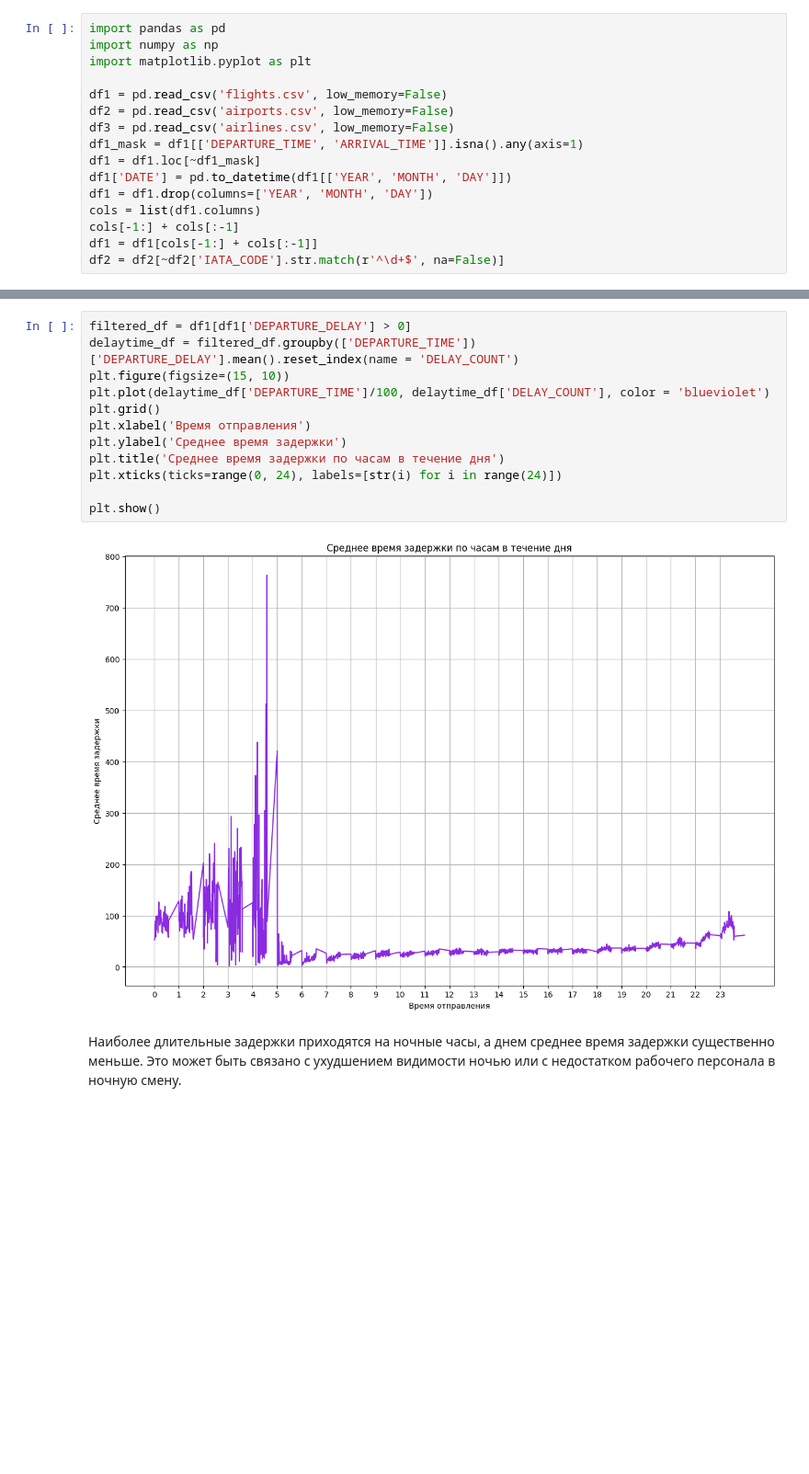
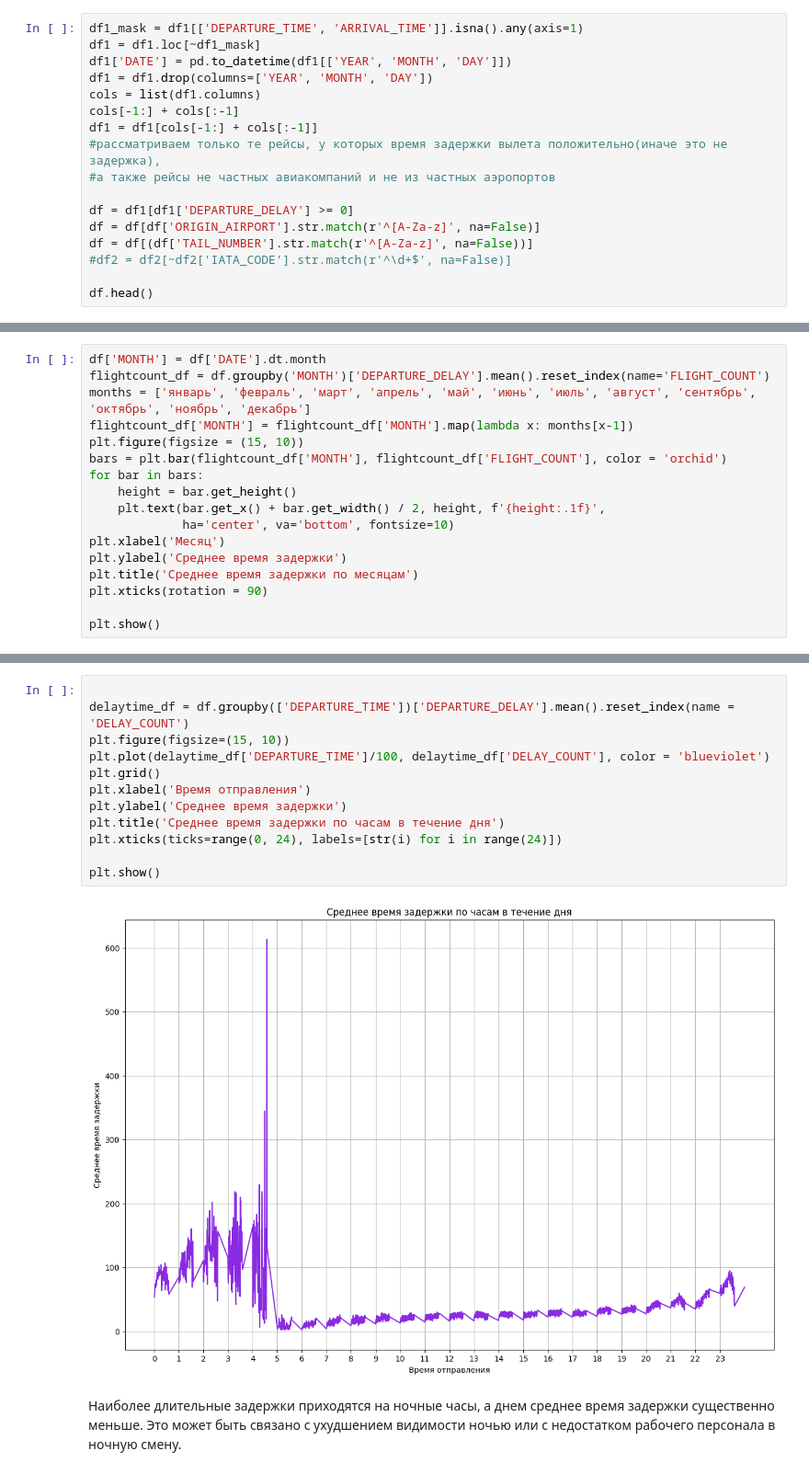
Before and after one commit to ilyachti/statprac, a Jupyter notebook: hw4.ipynb, the cells around one changed output, grey strips where cells are left out. Shown: that part at 92% size. Drawn from its saved outputs; the diff is of its cells as text; blank space fills up the shorter version.

```diff
--- a/hw4.ipynb
+++ b/hw4.ipynb
@@ -3,11 +12,4 @@
 # %%
-import pandas as pd
-import numpy as np
-import matplotlib.pyplot as plt
-
-df1 = pd.read_csv('flights.csv', low_memory=False)
-df2 = pd.read_csv('airports.csv', low_memory=False)
-df3 = pd.read_csv('airlines.csv', low_memory=False)
 df1_mask = df1[['DEPARTURE_TIME', 'ARRIVAL_TIME']].isna().any(axis=1)
 df1 = df1.loc[~df1_mask]
 df1['DATE'] = pd.to_datetime(df1[['YEAR', 'MONTH', 'DAY']])
@@ -15,4 +17,12 @@ df1 = df1.drop(columns=['YEAR', 'MONTH', 'DAY'])
 cols = list(df1.columns)
 cols[-1:] + cols[:-1]
 df1 = df1[cols[-1:] + cols[:-1]]
-df2 = df2[~df2['IATA_CODE'].str.match(r'^\d+$', na=False)]
+#рассматриваем только те рейсы, у которых время задержки вылета положительно(иначе это не задержка),
+#а также рейсы не частных авиакомпаний и не из частных аэропортов
+
+df = df1[df1['DEPARTURE_DELAY'] >= 0]
+df = df[df['ORIGIN_AIRPORT'].str.match(r'^[A-Za-z]', na=False)]
+df = df[(df['TAIL_NUMBER'].str.match(r'^[A-Za-z]', na=False))]
+#df2 = df2[~df2['IATA_CODE'].str.match(r'^\d+$', na=False)]
+
+df.head()
@@ -18,0 +39,17 @@ df2 = df2[~df2['IATA_CODE'].str.match(r'^\d+$', na=False)]
+# %%
+df['MONTH'] = df['DATE'].dt.month
+flightcount_df = df.groupby('MONTH')['DEPARTURE_DELAY'].mean().reset_index(name='FLIGHT_COUNT')
+months = ['январь', 'февраль', 'март', 'апрель', 'май', 'июнь', 'июль', 'август', 'сентябрь', 'октябрь', 'ноябрь', 'декабрь']
+flightcount_df['MONTH'] = flightcount_df['MONTH'].map(lambda x: months[x-1])
+plt.figure(figsize = (15, 10))
+bars = plt.bar(flightcount_df['MONTH'], flightcount_df['FLIGHT_COUNT'], color = 'orchid')
+for bar in bars:
+    height = bar.get_height()
+    plt.text(bar.get_x() + bar.get_width() / 2, height, f'{height:.1f}',
+             ha='center', va='bottom', fontsize=10)
+plt.xlabel('Месяц')
+plt.ylabel('Среднее время задержки')
+plt.title('Среднее время задержки по месяцам')
+plt.xticks(rotation = 90)
+
+plt.show()
@@ -109,17 +83,17 @@ plt.show()
 # %%
-filtered_df = df1[df1['DEPARTURE_DELAY'] > 0]
-delaytime_df = filtered_df.groupby(['DEPARTURE_TIME'])['DEPARTURE_DELAY'].mean().reset_index(name = 'DELAY_COUNT')
+
+delaytime_df = df.groupby(['DEPARTURE_TIME'])['DEPARTURE_DELAY'].mean().reset_index(name = 'DELAY_COUNT')
 plt.figure(figsize=(15, 10))
 plt.plot(delaytime_df['DEPARTURE_TIME']/100, delaytime_df['DELAY_COUNT'], color = 'blueviolet')
 plt.grid()
 plt.xlabel('Время отправления')
 plt.ylabel('Среднее время задержки')
 plt.title('Среднее время задержки по часам в течение дня')
 plt.xticks(ticks=range(0, 24), labels=[str(i) for i in range(24)])
 
 plt.show()
 # %% [output]
-[figure, old version]
+[figure, new version]
 # %% [markdown]
 Наиболее длительные задержки приходятся на ночные часы, а днем среднее время задержки существенно меньше. Это может быть связано с ухудшением видимости ночью или с недостатком рабочего персонала в ночную смену.
 # %% [markdown]
```
Also changed, not shown: parts of 43 cells of this notebook.
